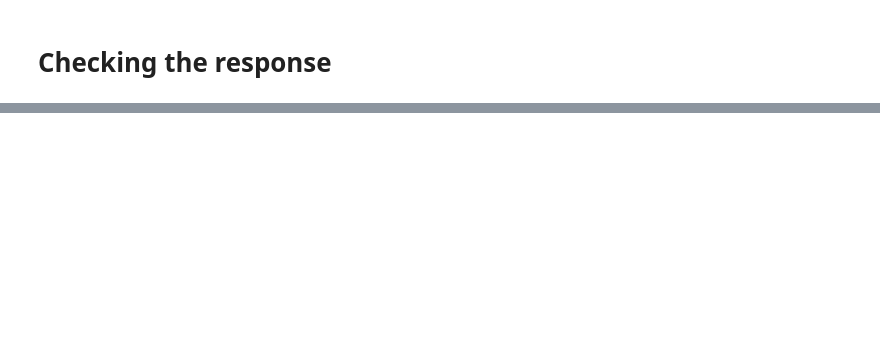
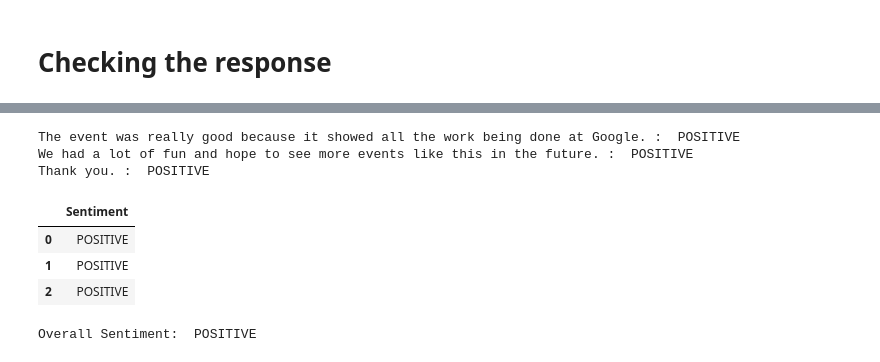
Before and after one commit to mp-balaji/Speech-To-Text-Transcription, a Jupyter notebook: Whisper & Assembly AI.ipynb, the cells around one changed output, grey strips where cells are left out. Saved outputs shown, nothing was run; the diff lists cells and outputs as text; code cells hidden in the pictures; blank space fills up the shorter version.

```diff
--- a/Whisper & Assembly AI.ipynb
+++ b/Whisper & Assembly AI.ipynb
@@ -184,6 +184,6 @@ filename = 'Put S3 URL Here'
 headers = {'authorization': "1de1f4403c14482f82b6ef7e4217c90c"}
 response = requests.post('https://api.assemblyai.com/v2/upload',
                         headers=headers,
-                        data=filename
+                        data=filename)
 
 print(response.json())
@@ -243,0 +267,3 @@ response.json()
+# %%
+collected_data = response.json()['sentiment_analysis_results']
+collected_data
@@ -243,0 +289,27 @@ response.json()
+# %%
+import numpy as np
+import pandas as pd
+
+speech_sentiment = []
+
+for sentence in collected_data:
+    print(sentence['text'],': ',sentence['sentiment'])
+    speech_sentiment.append(sentence['sentiment'])
+
+temp_df = pd.DataFrame(data={
+    'Sentiment':speech_sentiment
+})
+
+temp_df
+# %% [output]
+The event was really good because it showed all the work being done at Google. :  POSITIVE
+We had a lot of fun and hope to see more events like this in the future. :  POSITIVE
+Thank you. :  POSITIVE
+|  | Sentiment |
+| 0 | POSITIVE |
+| 1 | POSITIVE |
+| 2 | POSITIVE |
+# %%
+print('Overall Sentiment: ',temp_df['Sentiment'].mode().values[0])
+# %% [output]
+Overall Sentiment:  POSITIVE
```
Also changed, not shown: parts of 7 cells of this notebook.
